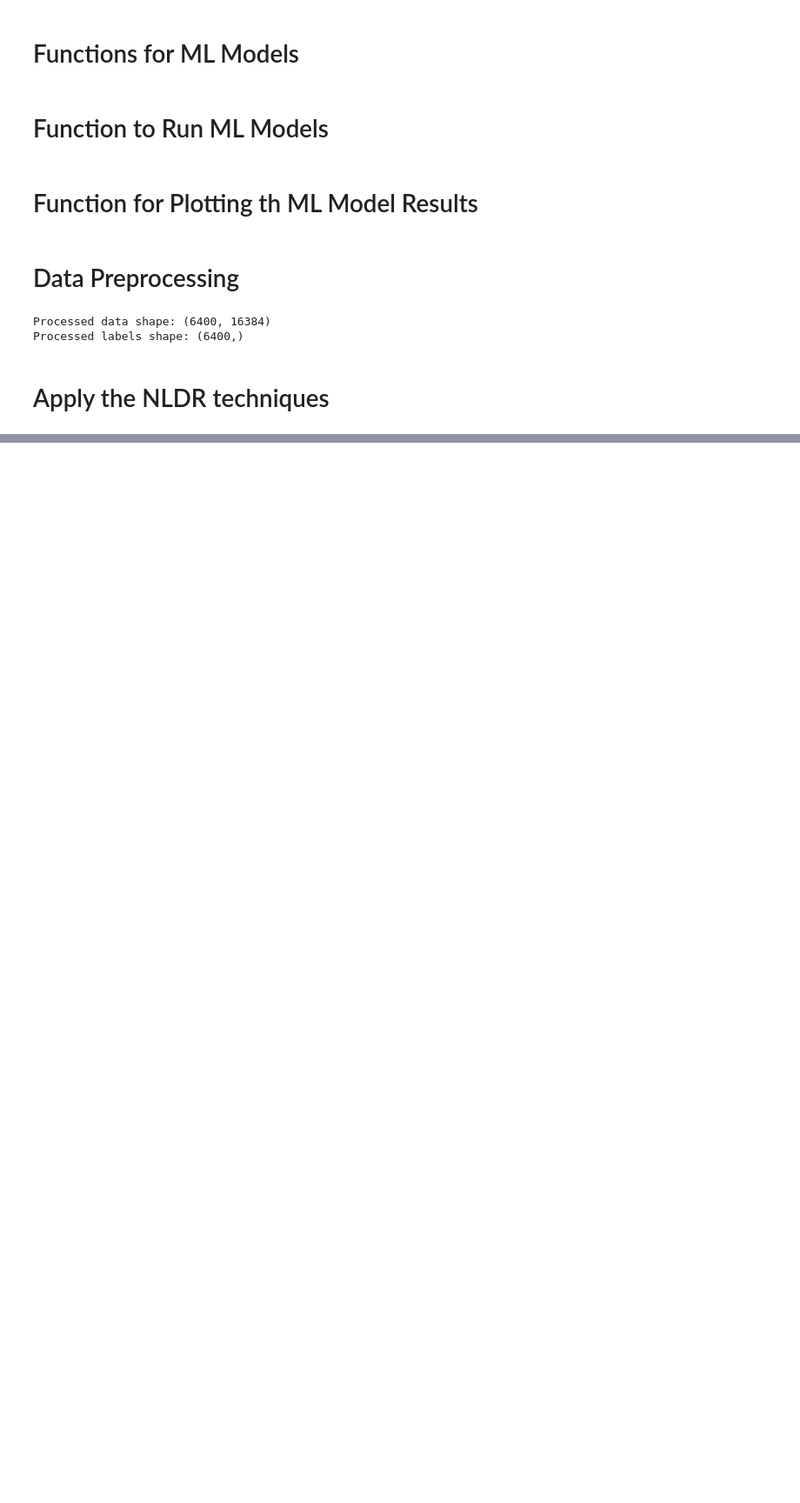
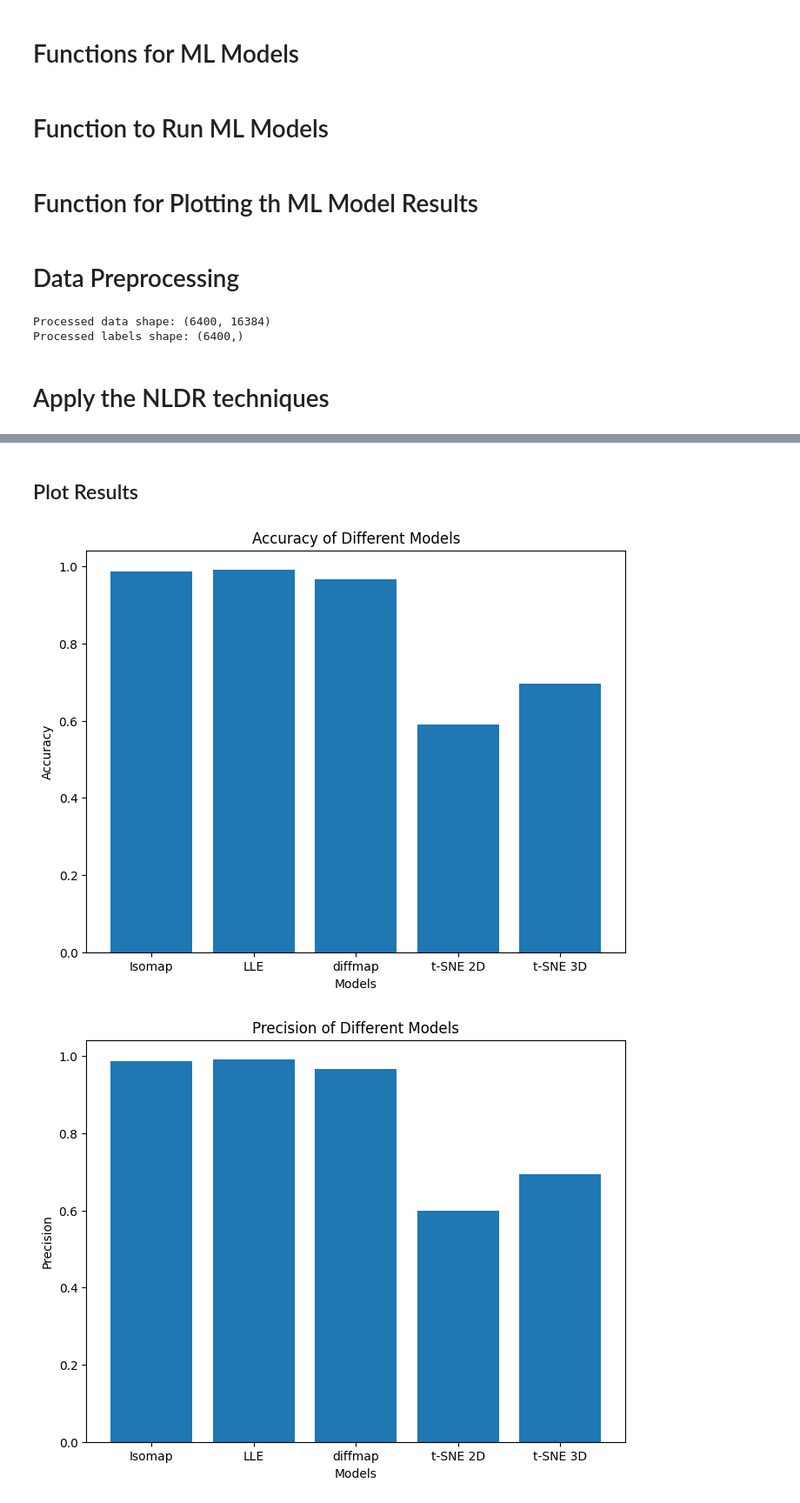
Before and after one commit to SergiuFolta/NLDR_Comparison_AlzheimerMRI, a Jupyter notebook: NLDR_Comparison_Classification.ipynb, the cells around one changed output, grey strips where cells are left out. Shown: that part at 87% size. Saved outputs shown, nothing was run; the diff lists cells and outputs as text; code cells hidden in the pictures; blank space fills up the shorter version.

```diff
--- a/NLDR_Comparison_Classification.ipynb
+++ b/NLDR_Comparison_Classification.ipynb
@@ -198,0 +264,8 @@ X_tsne_3D = tsne3D.fit_transform(X)
+# %%
+param_grid = {
+    'C': [10, 50],
+    'kernel': ['rbf'],
+    'gamma': ['scale', 'auto']
+}
+
+results_dict = evaluateClassification(X_dict, y, SVC, param_grid, MinMaxScaler())
@@ -198,0 +278,8 @@ X_tsne_3D = tsne3D.fit_transform(X)
+# %% [markdown]
+## Plot Results
+# %%
+for key in list(results_dict.values())[0].keys():
+  PlotResult(results_dict, key)
+# %% [output]
+[figure, added]
+[figure, added]
```
Also changed, not shown: parts of 24 cells of this notebook.
